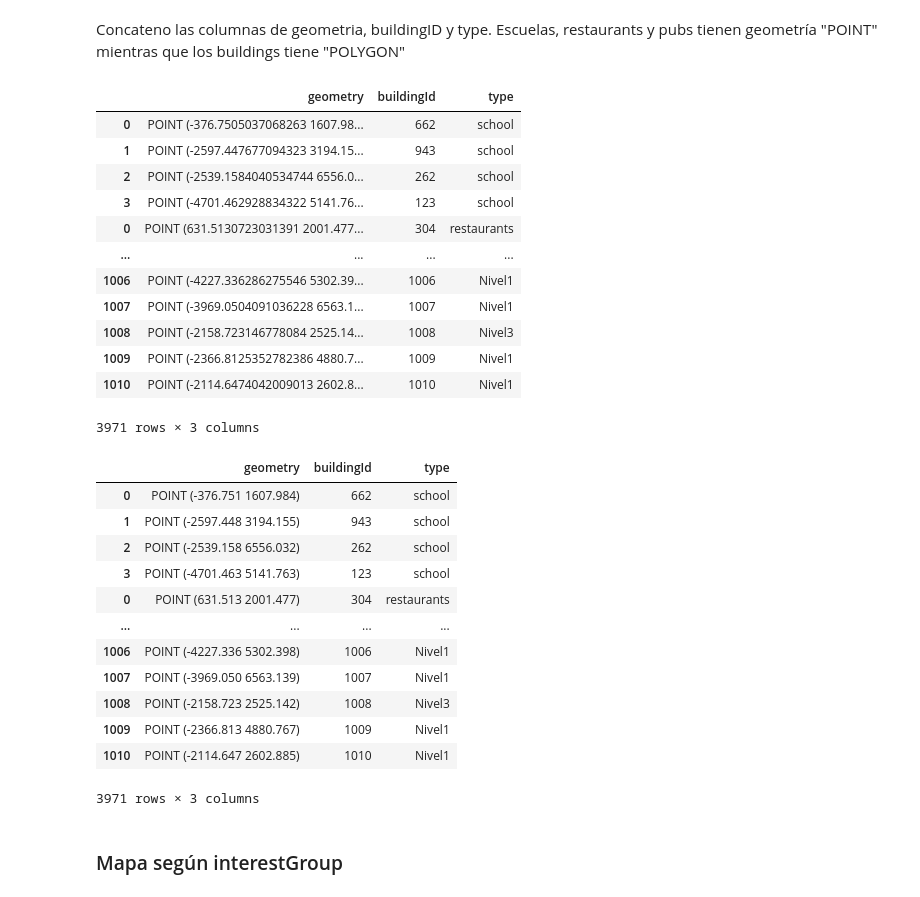
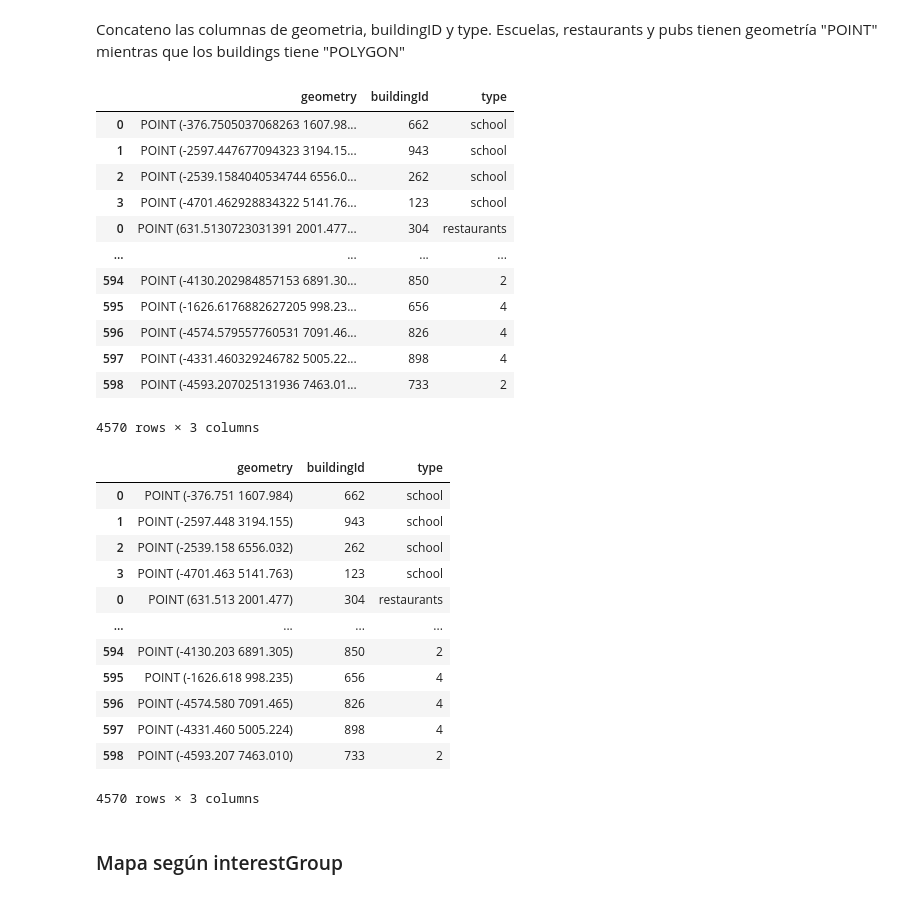
Before and after one commit to ffelicioni/tp_infoviz, a Jupyter notebook: Mapas_Vast_challenge.ipynb, the cells around one changed output. Drawn from its saved outputs; the diff is of its cells as text; code cells hidden in the pictures.

Commit message:
+mapa comunidades

```diff
--- a/Mapas_Vast_challenge.ipynb
+++ b/Mapas_Vast_challenge.ipynb
@@ -403,3 +403,11 @@ df_join3
 | 1009 | 1009 | Nivel1 | POINT (-2366.8125352782386 4880.7... |
 | 1010 | 1010 | Nivel1 | POINT (-2114.6474042009013 2602.8... |
 880 rows × 3 columns
+# %%
+df_comunidades=pd.read_csv(path+"/Journals/comunidades_com.csv")
+df_join4=pd.merge(df_comunidades[['participantId','grupo']],df_join,on='participantId',how='left')
+df_join4.grupo=df_join4.grupo.map(str)
+
+df_join4.rename(columns={'loc_apart': "geometry",'grupo':'type','participantId':'buildingId'},inplace=True)
+df_join4['geometry'] = df_join4['geometry'].apply(wkt.loads)
+df_join4
@@ -410,29 +432,30 @@ Concateno las columnas de geometria, buildingID y type. Escuelas, restaurants y
 # %%
 #solo concateno escuelas, restaurantes, pubs, buildings
 df=pd.concat([schools[['geometry','buildingId','type']]
               ,restaurants[['geometry','buildingId','type']]
               ,pubs[['geometry','buildingId','type']]
               ,buildings[['geometry','buildingId','type']]
               ,employers[['geometry','buildingId','type']]
               ,df_join1[['geometry','buildingId','type']]
               ,df_join2[['geometry','buildingId','type']]
               ,df_join3[['geometry','buildingId','type']]
+              ,df_join4[['geometry','buildingId','type']]
              ])
 df
 # %% [output]
 |  | geometry | buildingId | type |
 | 0 | POINT (-376.7505037068263 1607.98... | 662 | school |
 | 1 | POINT (-2597.447677094323 3194.15... | 943 | school |
 | 2 | POINT (-2539.1584040534744 6556.0... | 262 | school |
 | 3 | POINT (-4701.462928834322 5141.76... | 123 | school |
 | 0 | POINT (631.5130723031391 2001.477... | 304 | restaurants |
 | ... | ... | ... | ... |
-| 1006 | POINT (-4227.336286275546 5302.39... | 1006 | Nivel1 |
-| 1007 | POINT (-3969.0504091036228 6563.1... | 1007 | Nivel1 |
-| 1008 | POINT (-2158.723146778084 2525.14... | 1008 | Nivel3 |
-| 1009 | POINT (-2366.8125352782386 4880.7... | 1009 | Nivel1 |
-| 1010 | POINT (-2114.6474042009013 2602.8... | 1010 | Nivel1 |
+| 594 | POINT (-4130.202984857153 6891.30... | 850 | 2 |
+| 595 | POINT (-1626.6176882627205 998.23... | 656 | 4 |
+| 596 | POINT (-4574.579557760531 7091.46... | 826 | 4 |
+| 597 | POINT (-4331.460329246782 5005.22... | 898 | 4 |
+| 598 | POINT (-4593.207025131936 7463.01... | 733 | 2 |
-3971 rows × 3 columns
+4570 rows × 3 columns
 # %%
 crs={'init':'epsg:3395'}
 #Ohio UTC -4
@@ -448,12 +471,12 @@ geo_df
 | 3 | POINT (-4701.463 5141.763) | 123 | school |
 | 0 | POINT (631.513 2001.477) | 304 | restaurants |
 | ... | ... | ... | ... |
-| 1006 | POINT (-4227.336 5302.398) | 1006 | Nivel1 |
-| 1007 | POINT (-3969.050 6563.139) | 1007 | Nivel1 |
-| 1008 | POINT (-2158.723 2525.142) | 1008 | Nivel3 |
-| 1009 | POINT (-2366.813 4880.767) | 1009 | Nivel1 |
-| 1010 | POINT (-2114.647 2602.885) | 1010 | Nivel1 |
+| 594 | POINT (-4130.203 6891.305) | 850 | 2 |
+| 595 | POINT (-1626.618 998.235) | 656 | 4 |
+| 596 | POINT (-4574.580 7091.465) | 826 | 4 |
+| 597 | POINT (-4331.460 5005.224) | 898 | 4 |
+| 598 | POINT (-4593.207 7463.010) | 733 | 2 |
-3971 rows × 3 columns
+4570 rows × 3 columns
 # %% [markdown]
 ### Mapa según interestGroup
 # %%
```
Also changed, not shown: parts of 4 cells of this notebook.
